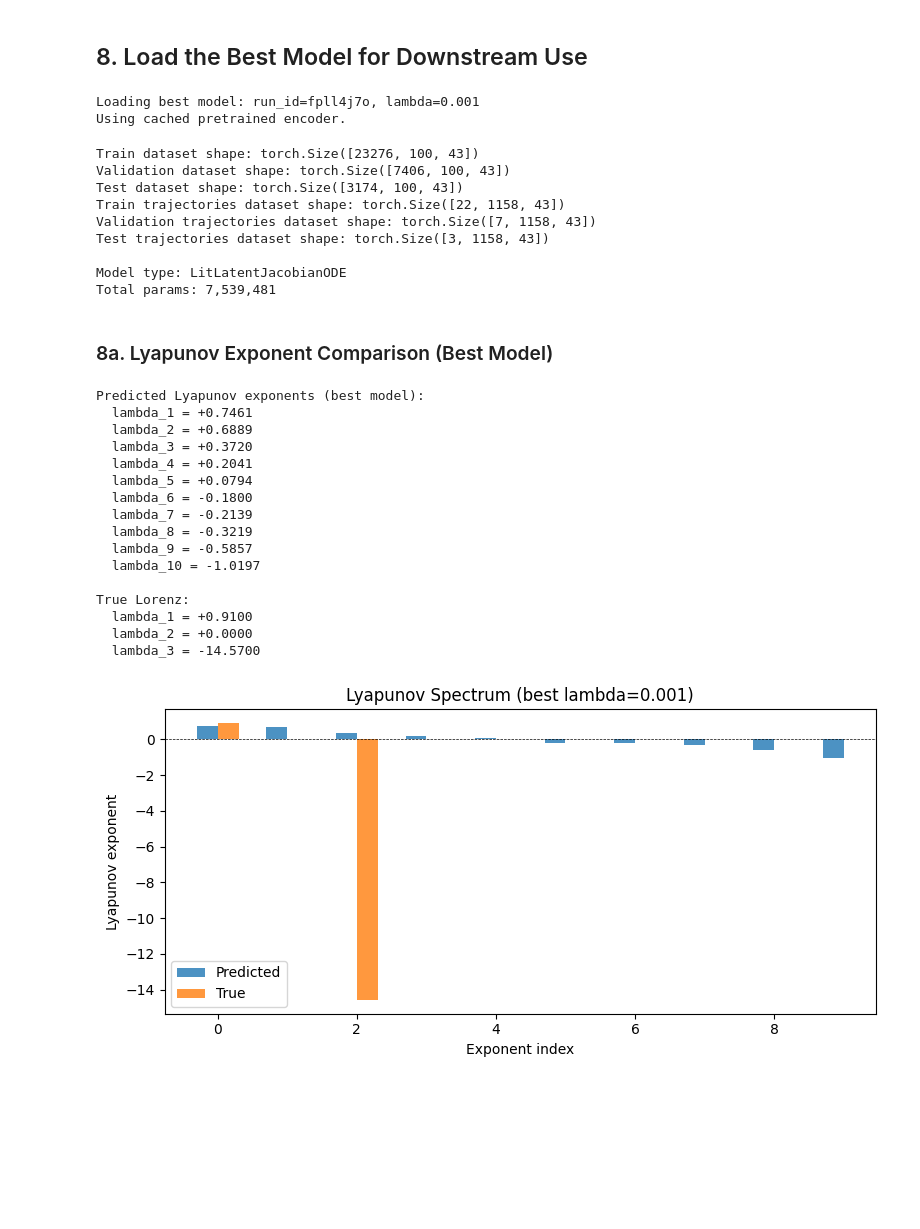
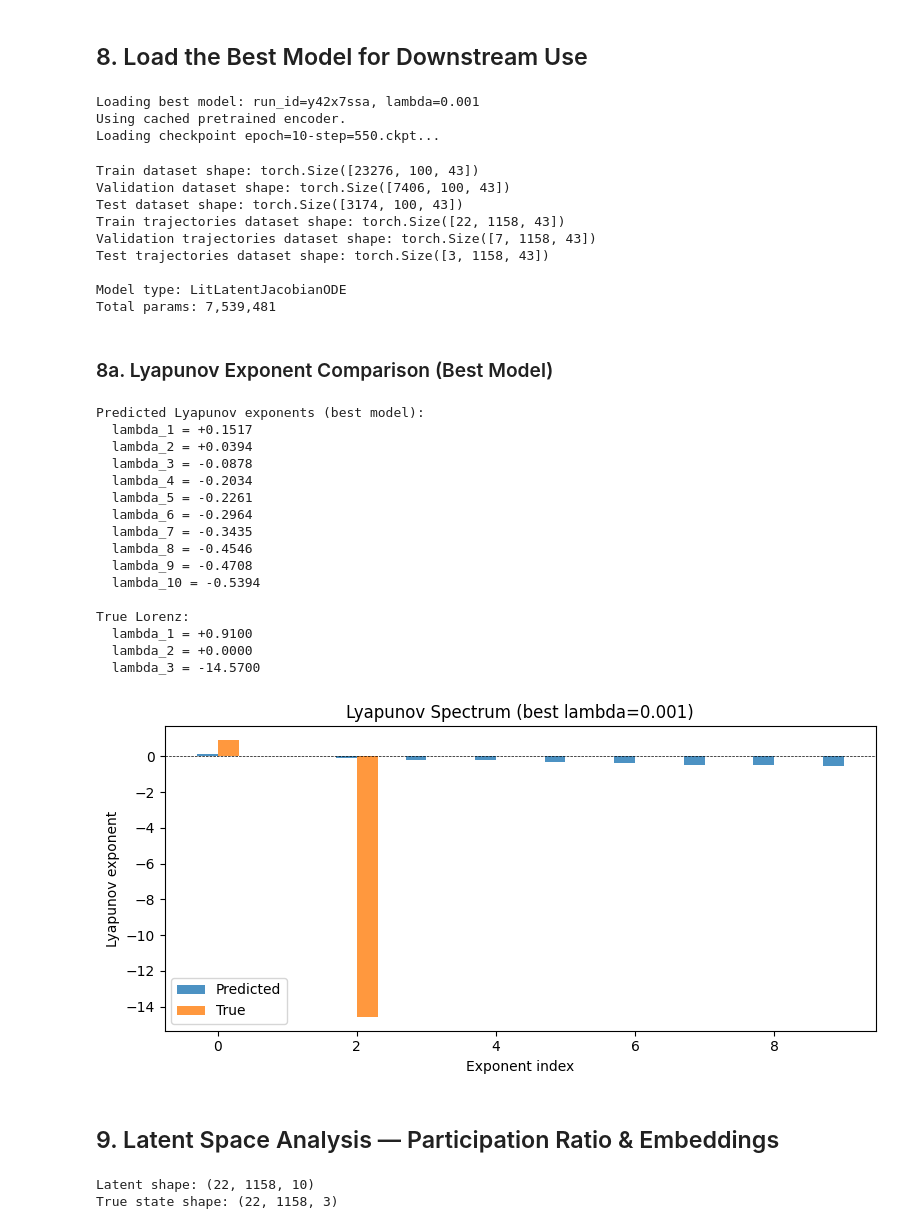
Before and after one commit to adamjeisen/JacobianODE, a Jupyter notebook: _jupyter/Pretrained Encoder + JacobianODE (Lorenz - hyperparameter sweep).ipynb, the cells around one changed output. Drawn from its saved outputs; the diff is of its cells as text; code cells hidden in the pictures; blank space fills up the shorter version.

```diff
--- a/_jupyter/Pretrained Encoder + JacobianODE (Lorenz - hyperparameter sweep).ipynb
+++ b/_jupyter/Pretrained Encoder + JacobianODE (Lorenz - hyperparameter sweep).ipynb
@@ -68,9 +72,10 @@ ENCODER_RUN_ID = "iu8cq3qx"
 # Sweep parameters
 # ----------------------------------------------------------------
 # LAMBDA_LOOP_VALUES = [0.0, 0.001, 0.01, 0.1, 1.0]
-LAMBDA_LOOP_VALUES = [0.001, 0.01, 0.1, 1.0, 10, 100]
+# LAMBDA_LOOP_VALUES = [0.001, 0.01, 0.1, 1.0, 10, 100]
+LAMBDA_LOOP_VALUES = [0, 1e-6, 1e-5, 1e-4, 1e-3, 1e-2, 1e-1, 1, 10, 100]
 
-FREEZE_ENCODER = True
+FREEZE_ENCODER = False
 # %%
 # ----------------------------------------------------------------
 # Load pre-trained encoder
@@ -571,14 +608,18 @@ run, best_cfg, eq, dt, values, _, _, _, _, best_lit_model = load_run(
     verbose=True,
 )
 
+# Load trained weights (load_run creates the model architecture but doesn't load checkpoint)
+load_checkpoint(run, best_cfg, best_lit_model, save_dir=SAVE_DIR, verbose=True)
+
 # Rebuild dataloaders from the loaded data
 train_dl, val_dl, test_dl, trajs = create_dataloaders(best_cfg, values, verbose=True, return_full_obs=True)
 
 print(f"\nModel type: {type(best_lit_model).__name__}")
 print(f"Total params: {sum(p.numel() for p in best_lit_model.parameters()):,}")
 # %% [output]
-Loading best model: run_id=fpll4j7o, lambda=0.001
+Loading best model: run_id=y42x7ssa, lambda=0.001
 Using cached pretrained encoder.
+Loading checkpoint epoch=10-step=550.ckpt...
 Train dataset shape: torch.Size([23276, 100, 43])
 Validation dataset shape: torch.Size([7406, 100, 43])
 Test dataset shape: torch.Size([3174, 100, 43])
@@ -594,48 +635,93 @@ Total params: 7,539,481
 TRUE_LYAPUNOV = [0.91, 0.0, -14.57]
 
 best_lit_model.eval()
+device = "cuda" if torch.cuda.is_available() else "cpu"
+best_lit_model = best_lit_model.to(device)
+
 with torch.no_grad():
     test_batch = next(iter(test_dl))
     if isinstance(test_batch, (list, tuple)):
         test_batch = test_batch[0]
+    test_batch = test_batch.to(device)
     z_test = best_lit_model.encode_trajectory(test_batch)
     z_long = z_test[:5].reshape(-1, z_test.shape[-1]).unsqueeze(0)
     jacs_long = best_lit_model.compute_jacobians(z_long)[0]
-    pred_lyap = LitLatentJacobianODE.compute_lyapunov_exponents(jacs_long, dt)
+    pred_lyap = LitLatentJacobianODE.compute_lyapunov_exponents(jacs_long.cpu(), dt)
 
 print("Predicted Lyapunov exponents (best model):")
 for i, le in enumerate(pred_lyap):
     print(f"  lambda_{i+1} = {le.item():+.4f}")
 print(f"\nTrue Lorenz:")
 for i, le in enumerate(TRUE_LYAPUNOV):
     print(f"  lambda_{i+1} = {le:+.4f}")
 
 fig, ax = plt.subplots(figsize=(8, 4))
 pred_np = pred_lyap.numpy()
 ax.bar(np.arange(len(pred_np)) - 0.15, pred_np, width=0.3, label="Predicted", alpha=0.8)
 ax.bar(np.arange(len(TRUE_LYAPUNOV)) + 0.15, TRUE_LYAPUNOV, width=0.3, label="True", alpha=0.8)
 ax.axhline(y=0, color='k', linestyle='--', lw=0.5)
 ax.set_xlabel("Exponent index")
 ax.set_ylabel("Lyapunov exponent")
 ax.set_title(f"Lyapunov Spectrum (best lambda={best_lambda})")
 ax.legend()
 plt.tight_layout()
 plt.show()
 # %% [output]
 Predicted Lyapunov exponents (best model):
-  lambda_1 = +0.7461
-  lambda_2 = +0.6889
-  lambda_3 = +0.3720
-  lambda_4 = +0.2041
-  lambda_5 = +0.0794
-  lambda_6 = -0.1800
-  lambda_7 = -0.2139
-  lambda_8 = -0.3219
-  lambda_9 = -0.5857
-  lambda_10 = -1.0197
+  lambda_1 = +0.1517
+  lambda_2 = +0.0394
+  lambda_3 = -0.0878
+  lambda_4 = -0.2034
+  lambda_5 = -0.2261
+  lambda_6 = -0.2964
+  lambda_7 = -0.3435
+  lambda_8 = -0.4546
+  lambda_9 = -0.4708
+  lambda_10 = -0.5394
 
 True Lorenz:
   lambda_1 = +0.9100
   lambda_2 = +0.0000
   lambda_3 = -14.5700
-[figure, old version]
+[figure, new version]
+# %% [markdown]
+## 9. Latent Space Analysis — Participation Ratio & Embeddings
+# %%
+from sklearn.decomposition import PCA
+from tqdm.auto import tqdm
+
+best_lit_model.eval()
+device = "cuda" if torch.cuda.is_available() else "cpu"
+best_lit_model.to(device)
+
+# ---- Encode full trajectories ----
+use_train = True  # True = train set, False = test set
+traj_key = "train_trajs" if use_train else "test_trajs"
+full_obs_key = "train_trajs_full" if use_train else "test_trajs_full"
+label_prefix = "Train" if use_train else "Test"
+
+trajs_obs = trajs[traj_key].sequence      # (N_traj, T, D_obs)
+trajs_full = trajs[full_obs_key].sequence  # (N_traj, T, D_full)
+
+batch_traj = 8
+all_latents = []
+with torch.no_grad():
+    for i in tqdm(range(0, trajs_obs.shape[0], batch_traj)):
+        x = torch.as_tensor(trajs_obs[i : i + batch_traj]).float().to(device)
+        z = best_lit_model.encode_trajectory(x)  # (B, T, n_latent)
+        all_latents.append(z.cpu())
+Z = torch.cat(all_latents, dim=0).numpy()  # (N_traj, T, n_latent)
+
+# Align true state with latent length (encode_trajectory may trim)
+T_latent = Z.shape[1]
+trajs_full_arr = np.asarray(trajs_full)
+X_true = trajs_full_arr[:, -T_latent:, :]  # align from end in case of context margin
+
+Z_flat = Z.reshape(-1, Z.shape[-1])
+X_true_flat = X_true.reshape(-1, X_true.shape[-1])
+
+print(f"Latent shape: {Z.shape}")
+print(f"True state shape: {X_true.shape}")
+# %% [output]
+Latent shape: (22, 1158, 10)
+True state shape: (22, 1158, 3)
```
Also changed, not shown: parts of 25 cells of this notebook, 13 other files.
